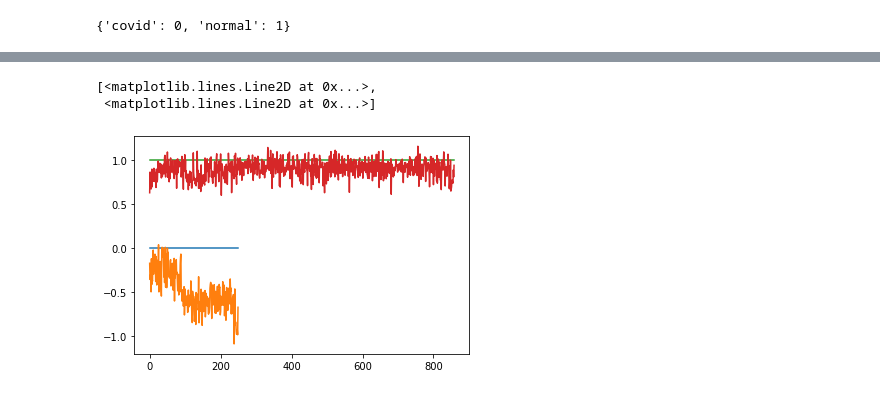
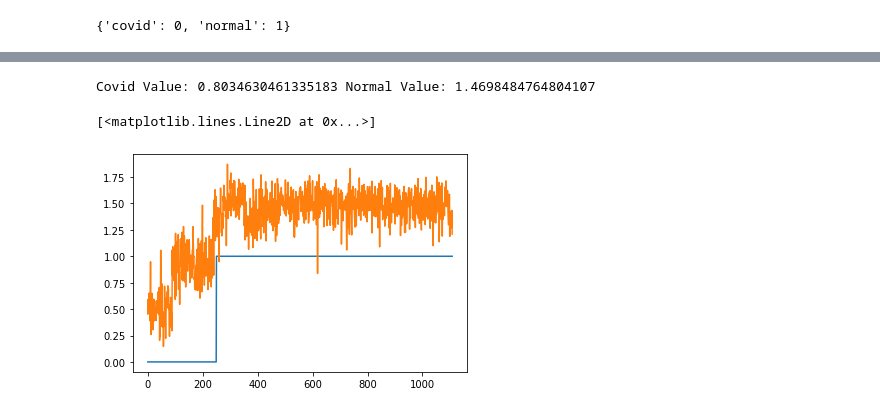
Before and after one commit to arohanajit/ecg-covid, a Jupyter notebook: Untitled17.ipynb, the cells around one changed output, grey strips where cells are left out. Saved outputs shown, nothing was run; the diff lists cells and outputs as text; code cells hidden in the pictures.

```diff
--- a/Untitled17.ipynb
+++ b/Untitled17.ipynb
@@ -63,6 +63,6 @@ loader = torch.utils.data.DataLoader(data)
 # %%
 model = torchvision.models.mobilenet_v3_small()
 num_ftrs =  model.classifier[3].in_features
-model.classifier[3] = nn.Linear(num_ftrs, 2)
+model.classifier[3] = nn.Linear(num_ftrs, 1)
 model.load_state_dict(torch.load("hn.pt", map_location=torch.device('cpu')))
 model.eval()
@@ -69,11 +86,0 @@ model.eval()
-# %%
-count = 0
-cov,normal = [],[]
-for input,target in loader:
-    output = model(input)
-    true = target[0].item()
-    pred = output[0][true].item()
-    if true==0:
-        cov.append([true,pred])
-    else:
-        normal.append([true,pred])
@@ -130,7 +87,24 @@ normal[35:55]
+# %%
+count = 0
+true,pred = [],[]
+sum_cov,sum_norm = 0,0
+for input,target in loader:
+    output = model(input)
+    a = target.item()
+    b = output[0].item()
+    if a ==0:
+        sum_cov += b
+    else:
+        sum_norm += b
+    true.append(a)
+    pred.append(b)
+# %%
+print(f"Covid Value: {sum_cov/250} Normal Value: {sum_norm/859}")
+# %% [output]
+Covid Value: 0.8034630461335183 Normal Value: 1.4698484764804107
 # %%
-plt.plot(cov)
-plt.plot(normal)
+plt.plot(true)
+plt.plot(pred)
 # %% [output]
-[<matplotlib.lines.Line2D at 0x...>,
- <matplotlib.lines.Line2D at 0x...>]
+[<matplotlib.lines.Line2D at 0x...>]
-[figure, old version]
+[figure, new version]
```
Also changed, not shown: parts of 6 cells of this notebook.
